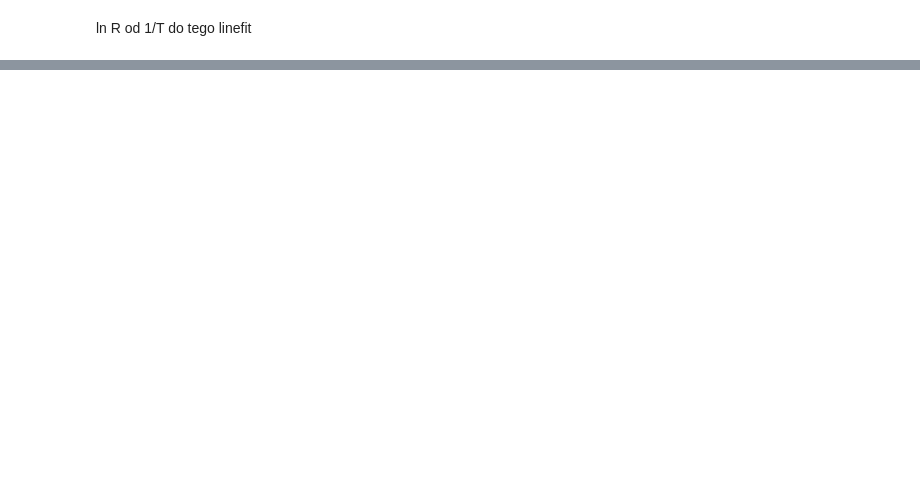
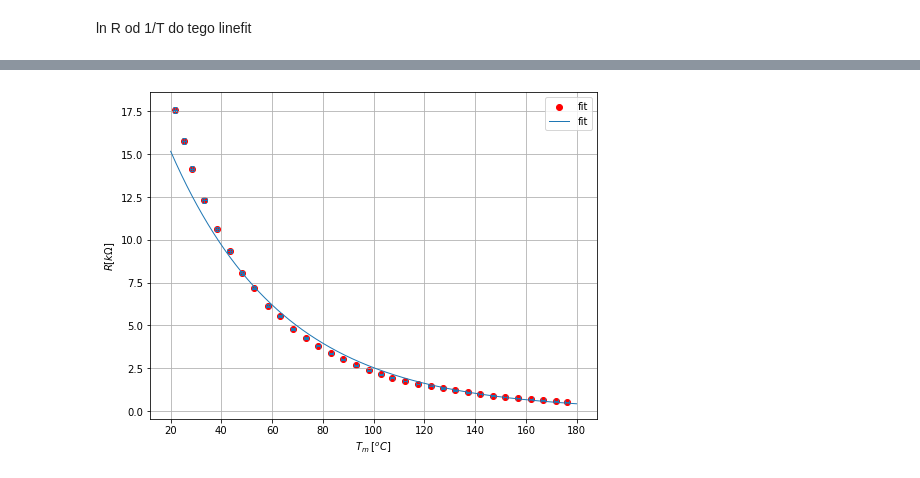
Before and after one commit to ficnawode/fizyka-pw-lab2-data-analysis, a Jupyter notebook: cw8/da.ipynb, the cells around one changed output, grey strips where cells are left out. Drawn from its saved outputs; the diff is of its cells as text; code cells hidden in the pictures; blank space fills up the shorter version.

```diff
--- a/cw8/da.ipynb
+++ b/cw8/da.ipynb
@@ -135,3 +39,31 @@ plt.show()
 # %% [markdown]
 ln R od 1/T
 do tego linefit
+# %%
+
+fig, ax = plt.subplots(1,1, figsize =(8,6))
+
+dotcolor = 'red'
+
+R['logR'] = np.log(R['R'])
+
+ax.scatter(T_m['T'],R['logR'], color = dotcolor, label = 'data')
+
+fit = np.polyfit(T_m['T'], R['logR'], deg=1)
+
+x_fit = np.arange(20,180,0.1)
+y_fit = fit[1] + x_fit*fit[0]
+plt.plot(x_fit, y_fit, linewidth=1, label = 'fit')
+print('a = ', fit[0])
+print('b = ', fit[1])
+
+# ax.errorbar(1/T_m['T'],np.log(R['R']), xerr=T_m['u'], yerr=R['u']/1000, elinewidth=1, capthick=1, capsize=2, fmt='none')
+
+ax.set_xlabel(r'$T_m \; [^oC]$')
+ax.set_ylabel(r'$ln(R) \; [ln(\Omega)]$')
+
+
+plt.grid()
+plt.legend()
+plt.savefig('out/wyk_Tm_od_lnR_linfit.jpg', dpi = 350)
+plt.show()
@@ -137,0 +74,19 @@ do tego linefit
+# %%
+fig, ax = plt.subplots(1,1, figsize =(8,6))
+
+dotcolor = 'red'
+ax.scatter(T_m['T'],R['R']/1000, color = dotcolor, label = 'fit')
+ax.errorbar(T_m['T'],R['R']/1000, xerr=T_m['u'], yerr=R['u']/1000, elinewidth=1, capthick=1, capsize=2, fmt='none')
+
+ax.set_xlabel(r'$T_m \; [^oC]$')
+ax.set_ylabel(r'$R[k\Omega]$')
+
+plt.plot(x_fit, np.exp(y_fit)/1000, linewidth=1, label='fit')
+
+plt.grid()
+plt.legend()
+
+plt.savefig('out/wyk_Tm_od_R_expfit.jpg', dpi = 350)
+plt.show()
+# %% [output]
+[figure, added]
```
Also changed, not shown: parts of 5 cells of this notebook, 6 other files.
